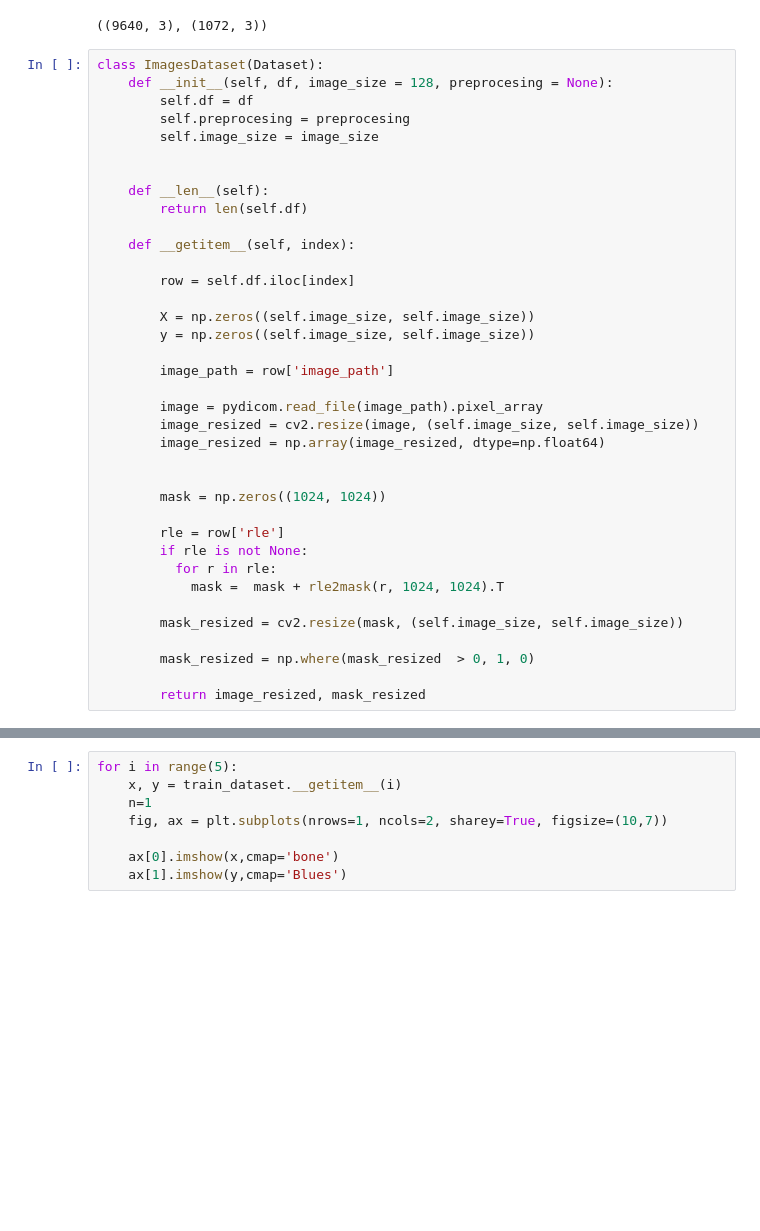
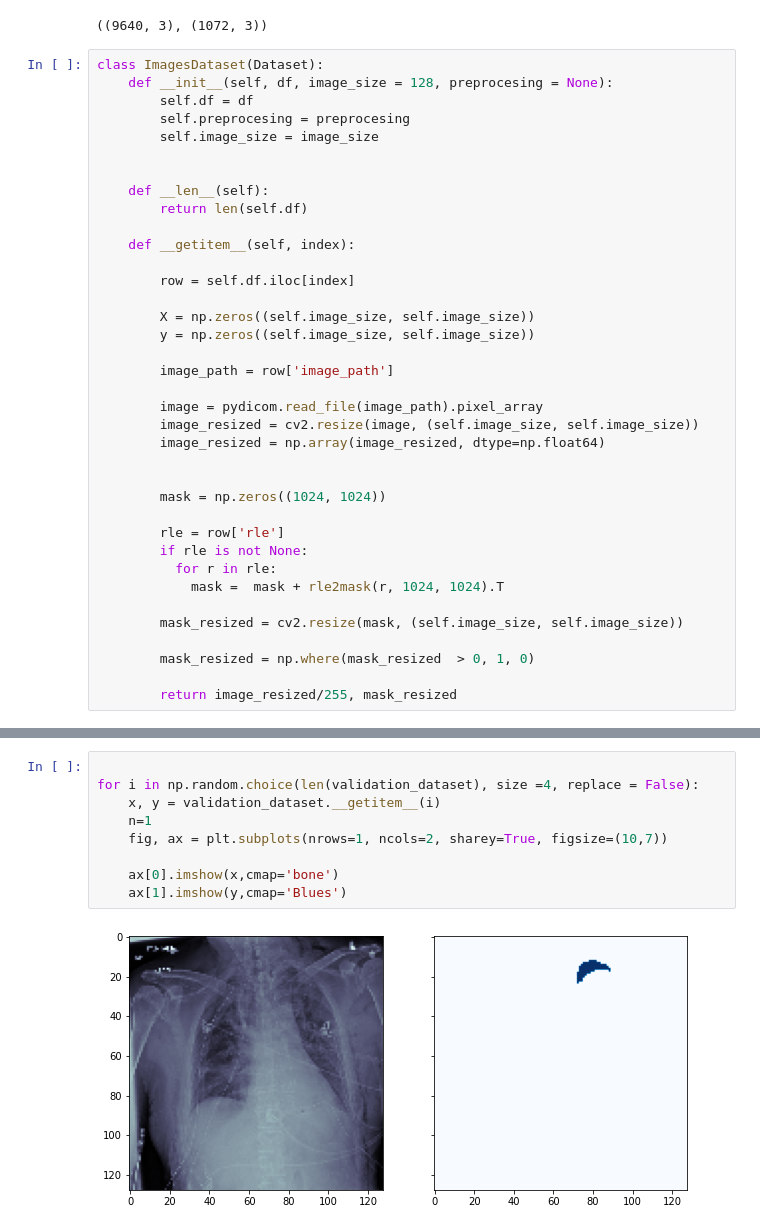
Before and after one commit to gabibu/aiforhealthcare, a Jupyter notebook: advanced_models_colab_2.ipynb, the cells around one changed output, grey strips where cells are left out. Cells and saved outputs as stored; diff of their text form; blank space fills up the shorter version.

```diff
--- a/advanced_models_colab_2.ipynb
+++ b/advanced_models_colab_2.ipynb
@@ -233,7 +233,7 @@ class ImagesDataset(Dataset):
 
         mask_resized = np.where(mask_resized  > 0, 1, 0)
 
-        return image_resized, mask_resized
+        return image_resized/255, mask_resized
 # %%
 train_dataset = ImagesDataset(X_train_df)
 
@@ -265,8 +254,11 @@ for i in np.random.choice(len(train_dataset), size =4, replace = False):
 # %%
-for i in range(5):
-    x, y = train_dataset.__getitem__(i)
+
+for i in np.random.choice(len(validation_dataset), size =4, replace = False):
+    x, y = validation_dataset.__getitem__(i)
     n=1
     fig, ax = plt.subplots(nrows=1, ncols=2, sharey=True, figsize=(10,7))
 
     ax[0].imshow(x,cmap='bone')
     ax[1].imshow(y,cmap='Blues')
+# %% [output]
+[figure, added]
```
Also changed, not shown: parts of 4 cells of this notebook.
